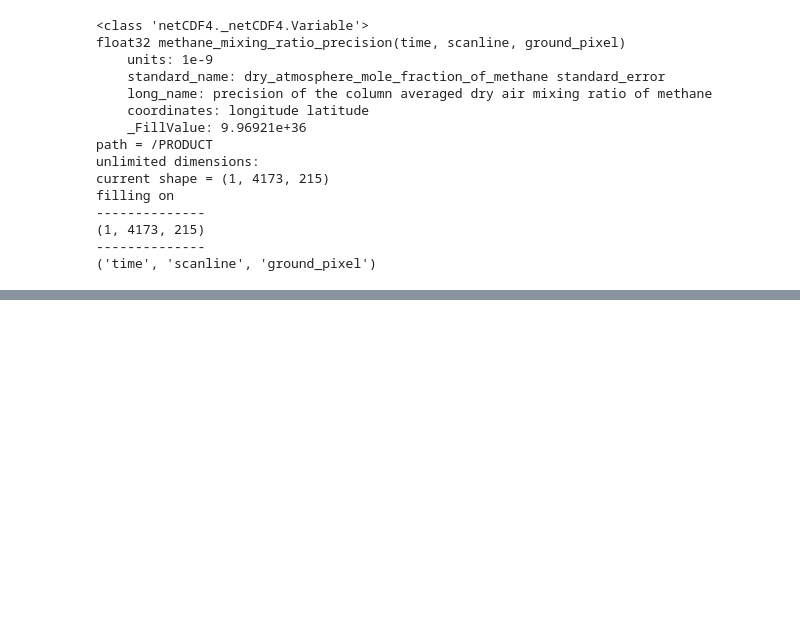
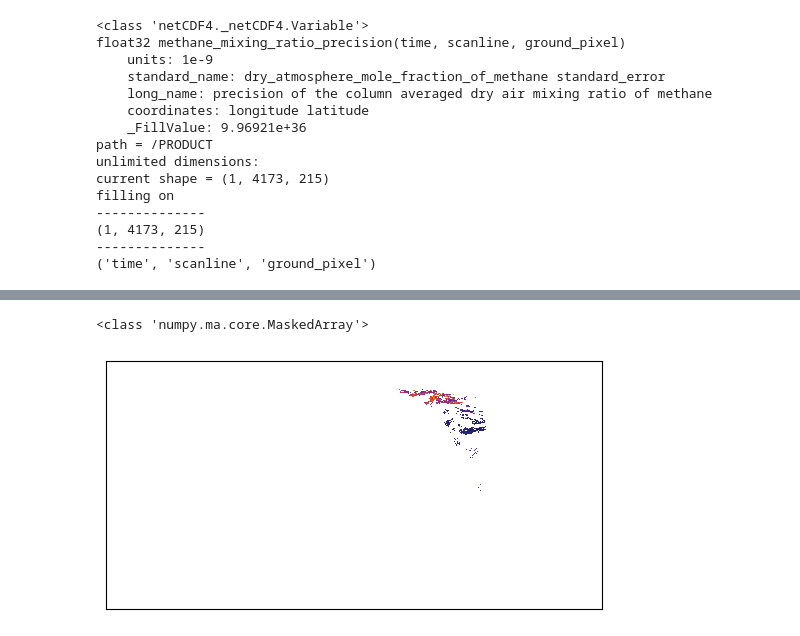
Before and after one commit to kentanvictor/S5P_Project, a Jupyter notebook: CH4_Data.ipynb, the cells around one changed output, grey strips where cells are left out. Drawn from its saved outputs; the diff is of its cells as text; code cells hidden in the pictures; blank space fills up the shorter version.

```diff
--- a/CH4_Data.ipynb
+++ b/CH4_Data.ipynb
@@ -110,3 +154,11 @@ xi, yi = m(lons, lats)  # 绘制底图的坐标矩阵
+# %%
+boundaries = np.arange(0, 0.5, 0.005)
+cmap_reds = plt.cm.get_cmap('Accent', len(boundaries))
+cs = m.pcolormesh(xi, yi, CH4, shading='auto', cmap='CMRmap', vmin=0, vmax=12)  # pcolor函数是指使用xi和yi为横纵坐标
+print(type(cs.get_array()))
+# %% [output]
+<class 'numpy.ma.core.MaskedArray'>
+[figure, added]
 # %%
 boundaries = np.arange(0, 0.5, 0.005)
 cmap_reds = plt.cm.get_cmap('jet_r', len(boundaries))
```
Also changed, not shown: parts of 7 cells of this notebook, 3 other files.
